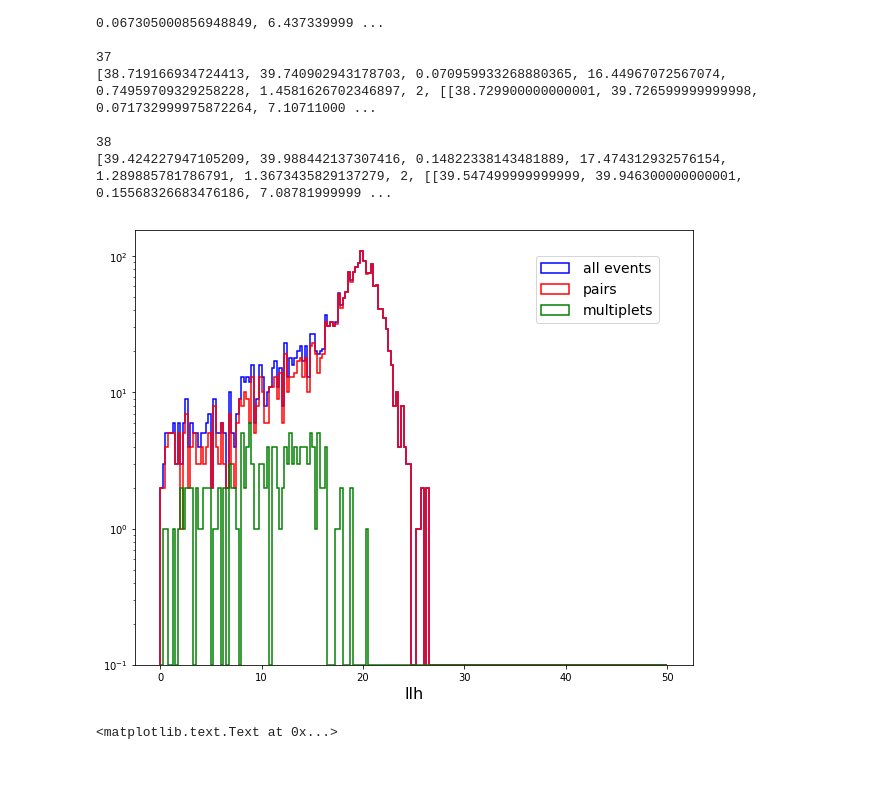
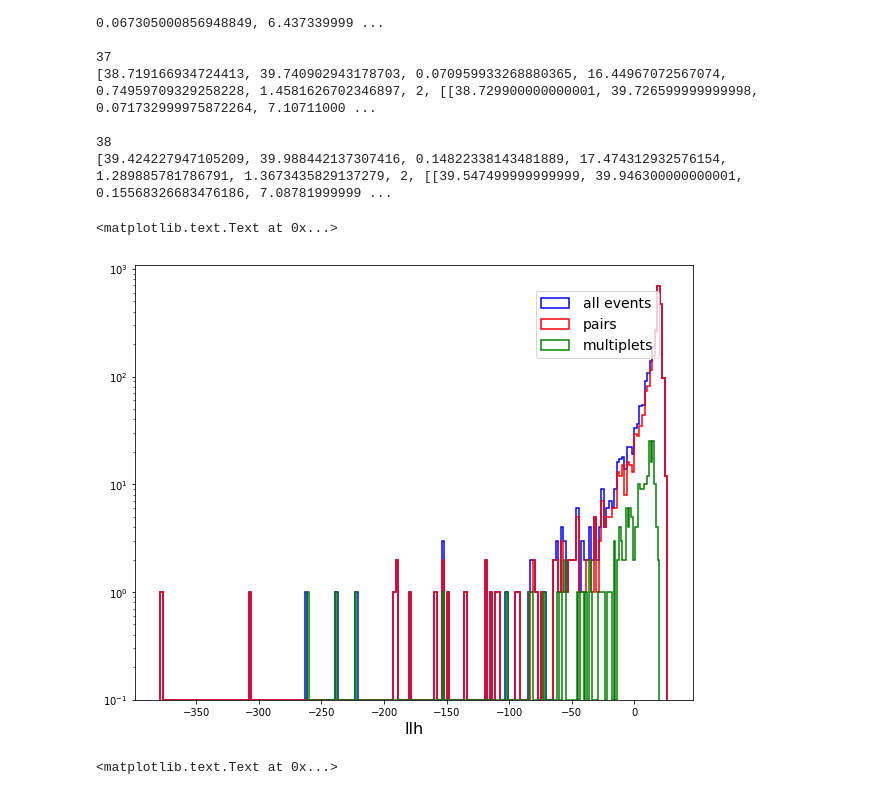
Before and after one commit to hayalaso/Analyses_AMON, a Jupyter notebook: HAWC_IC/multi_correlation_analysis.ipynb, the cells around one changed output. Drawn from its saved outputs; the diff is of its cells as text; code cells hidden in the pictures.

Commit message:
added some scripts for plotting and scripts for using several simulations

```diff
--- a/HAWC_IC/multi_correlation_analysis.ipynb
+++ b/HAWC_IC/multi_correlation_analysis.ipynb
@@ -451,38 +451,39 @@ for x in best_fit_val:
 _=plt.hist(likelihood,
          #cumulative=True,normed=1,histtype='step',
          log=True,
          color='b',
          lw=1.5,
          bins=200,
-         range=[0,50],
+         #range=[0,50],
          histtype='step',
          label=r'all events')
 _=plt.hist(likelihood_pair,
          #cumulative=True,normed=1,histtype='step',
          log=True,
          color='r',
          lw=1.5,
          bins=200,
-         range=[0,50],
+         #range=[0,50],
          #alpha=0.5,
          histtype='step',
          label=r'pairs')
 _=plt.hist(likelihood_mult,
          #cumulative=True,normed=1,histtype='step',
          log=True,
          color='g',
          lw=1.5,
          bins=200,
-         range=[0,50],
+         #range=[0,50],
          #alpha=0.5,
          histtype='step',
          label=r'multiplets')
 l=legend(bbox_to_anchor=(0.94,0.94),loc=1,borderaxespad=0,numpoints=1,fancybox=True,
          handletextpad=1,handlelength=2,prop={'size':14})
 xlabel(r'llh',fontsize=16)
-savefig('llh_multiplets.png')
+#savefig('llh_multiplets.png')
 # %% [output]
+<matplotlib.text.Text at 0x...>
-[figure, old version]
+[figure, new version]
 # %%
 # # Plot the histogram of llh values
 
```
Also changed, not shown: parts of 12 cells of this notebook.
